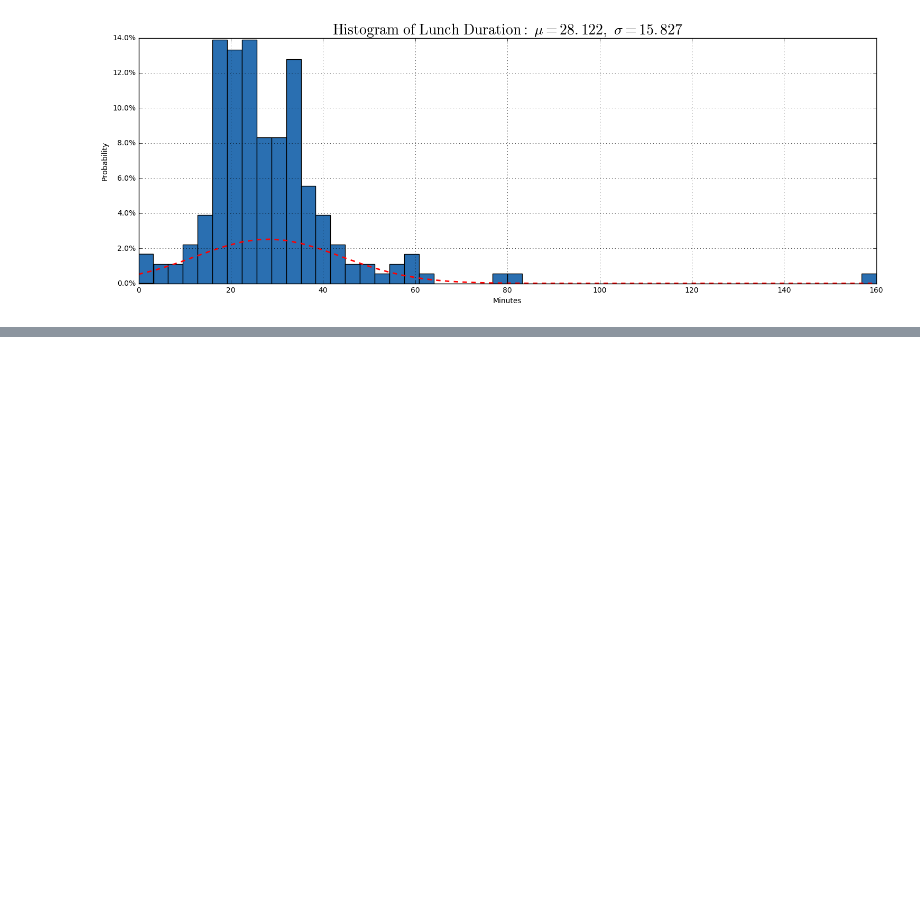
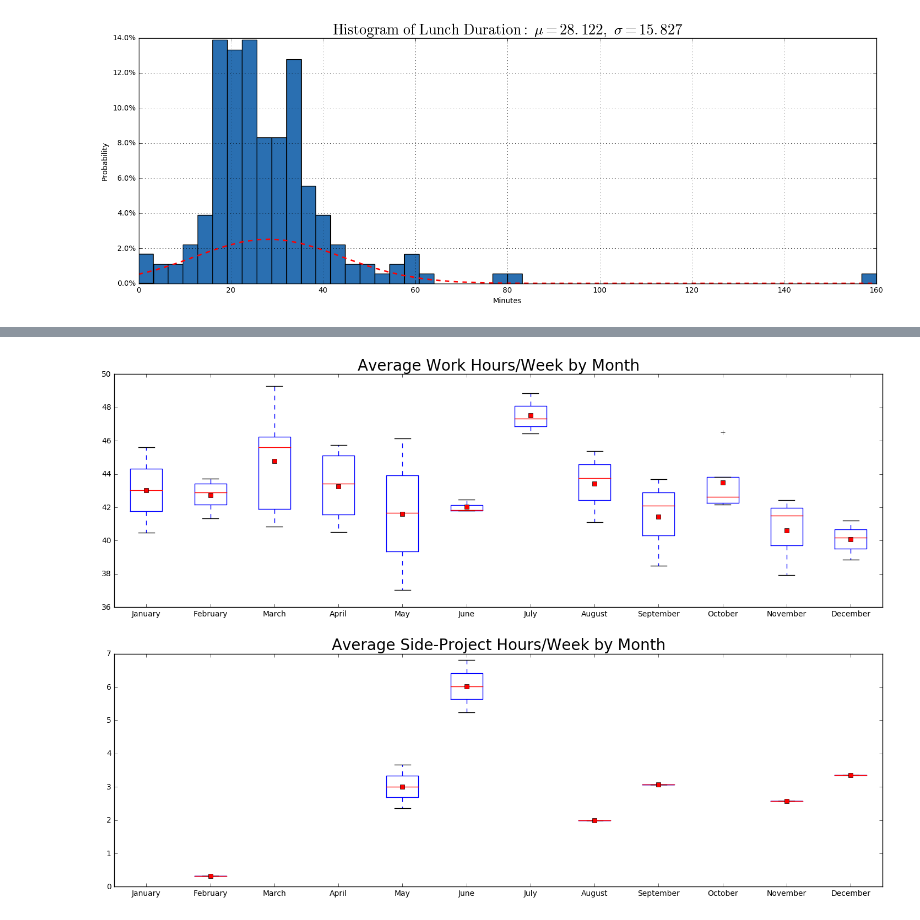
Before and after one commit to Tornquist/2017-Analysis, a Jupyter notebook: 2017 Analysis.ipynb, the cells around one changed output, grey strips where cells are left out. Saved outputs shown, nothing was run; the diff lists cells and outputs as text; code cells hidden in the pictures; blank space fills up the shorter version.

```diff
--- a/2017 Analysis.ipynb
+++ b/2017 Analysis.ipynb
@@ -344,0 +519,59 @@ plt.show()
+# %%
+complete_weeks_by_month = {}
+for week in summed_weeks:
+    month = math.ceil(week/4.3334)
+    if month not in complete_weeks_by_month:
+        complete_weeks_by_month[month] = []
+    complete_weeks_by_month[month].append(summed_weeks[week])
+
+complete_side_project_weeks_by_month = {}
+for week in side_project_hours_per_week:
+    month = math.ceil(week/4.3334)
+    if month not in complete_side_project_weeks_by_month:
+        complete_side_project_weeks_by_month[month] = []
+    complete_side_project_weeks_by_month[month].append(side_project_hours_per_week[week])
+
+# Arrange Data for Graphing
+
+months = range(1,13)
+
+months_box_data = []
+for month in months:
+    months_box_data.append(complete_weeks_by_month[month])
+
+months_side_project_box_data = []
+for month in months:
+    if month in complete_side_project_weeks_by_month:
+        months_side_project_box_data.append(complete_side_project_weeks_by_month[month])
+    else:
+        months_side_project_box_data.append([])
+
+by_month_labels = [
+    "January",
+    "February",
+    "March",
+    "April",
+    "May",
+    "June",
+    "July",
+    "August",
+    "September",
+    "October",
+    "November",
+    "December"
+]
+
+# Graph Results
+fig = plt.figure(figsize=(18, 12))
+
+ax = fig.add_subplot(211)
+ax.set_title("Average Work Hours/Week by Month", fontsize=20)
+ax.boxplot(months_box_data, showmeans=True, labels=by_month_labels)
+
+ay = fig.add_subplot(212)
+ay.set_title("Average Side-Project Hours/Week by Month", fontsize=20)
+ay.boxplot(months_side_project_box_data, showmeans=True, labels=by_month_labels)
+
+plt.show()
+# %% [output]
+[figure, added]
```
Also changed, not shown: parts of 4 cells of this notebook.
